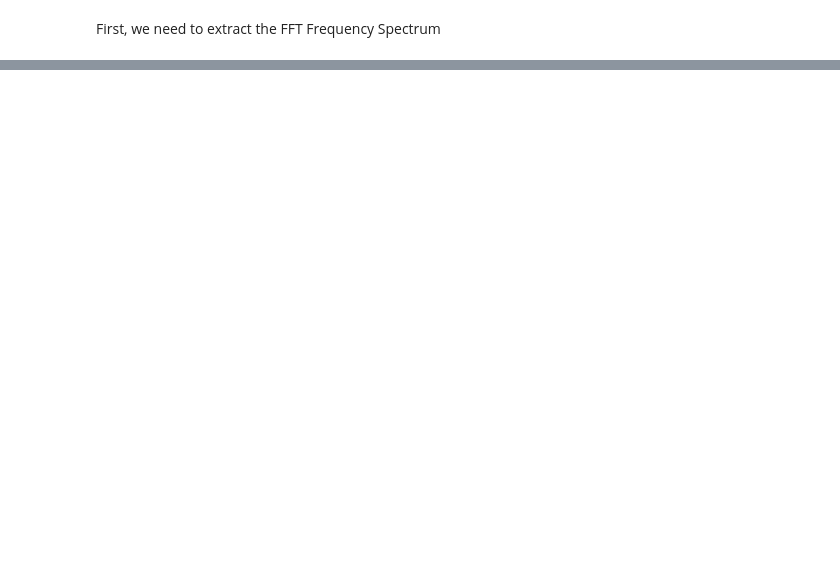
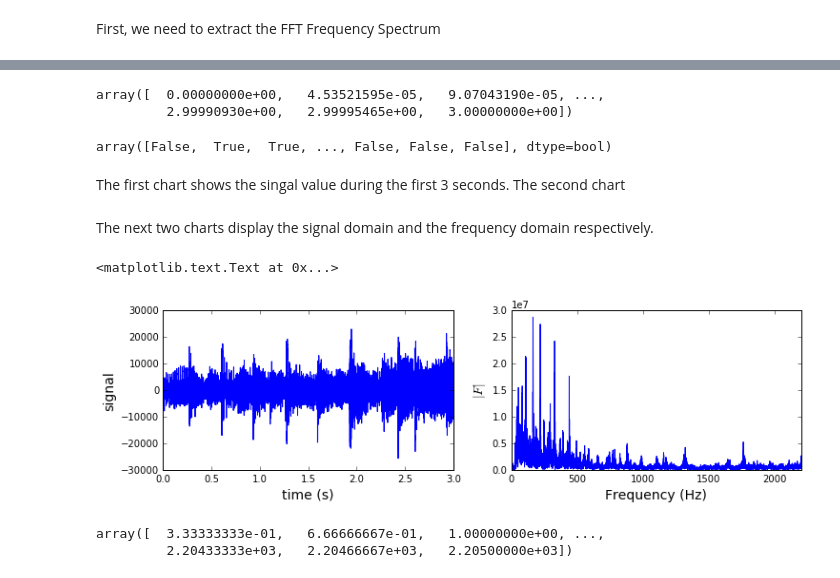
Before and after one commit to gonzsanc/computer_vision_digital_signal, a Jupyter notebook: Music Classification.ipynb, the cells around one changed output, grey strips where cells are left out. Drawn from its saved outputs; the diff is of its cells as text; code cells hidden in the pictures; blank space fills up the shorter version.

```diff
--- a/Music Classification.ipynb
+++ b/Music Classification.ipynb
@@ -331,0 +515,42 @@ for d in GENRE_DIRS:
+# %%
+# f contains the frequency associated to each sample.
+f = fftpack.fftfreq(N, 1.0/sample_rate)
+# %%
+#Linspace creates a series but instead of increasing 0.5 in this case, it goes from 0 to 0.5 (the second argument)
+#in N times. It create a sequence of N elements equally distant from each other that goes from 0 to 0.5
+#We want 3 seconds spread over N samples
+t = np.linspace(0, 3, N) ; t
+# %% [output]
+array([  0.00000000e+00,   4.53521595e-05,   9.07043190e-05, ...,
+         2.99990930e+00,   2.99995465e+00,   3.00000000e+00])
+# %%
+# We want to filter frequencies above 10% of the file maximum Hertzs and study only that segment.
+mask = (f > 0) * (f <= sample_rate * 0.1) ; mask
+# %% [output]
+array([False,  True,  True, ..., False, False, False], dtype=bool)
+# %%
+# Extract the fourier transform data over the sample
+subdata = data[:N]
+F = fftpack.fft(subdata)
+# %% [markdown]
+The first chart shows the singal value during the first 3 seconds.
+The second chart
+# %% [markdown]
+The next two charts display the signal domain and the frequency domain respectively.
+# %%
+fig, axes = plt.subplots(1, 2, figsize=(12, 3))
+axes[0].plot(t, subdata)
+axes[0].set_ylabel("signal", fontsize=14)
+axes[0].set_xlabel("time (s)", fontsize=14)
+axes[1].plot(f[mask], abs(F[mask])) # The f[mask] contains only those points of the frequency (0,2000+) filtered.
+axes[1].set_xlim(0, sample_rate * 0.1)
+axes[1].set_ylabel("$|F|$", fontsize=14)
+axes[1].set_xlabel("Frequency (Hz)", fontsize=14)
+# %% [output]
+<matplotlib.text.Text at 0x...>
+[figure, added]
+# %%
+f[mask]
+# %% [output]
+array([  3.33333333e-01,   6.66666667e-01,   1.00000000e+00, ...,
+         2.20433333e+03,   2.20466667e+03,   2.20500000e+03])
```
Also changed, not shown: parts of 39 cells of this notebook, 1 other file.
